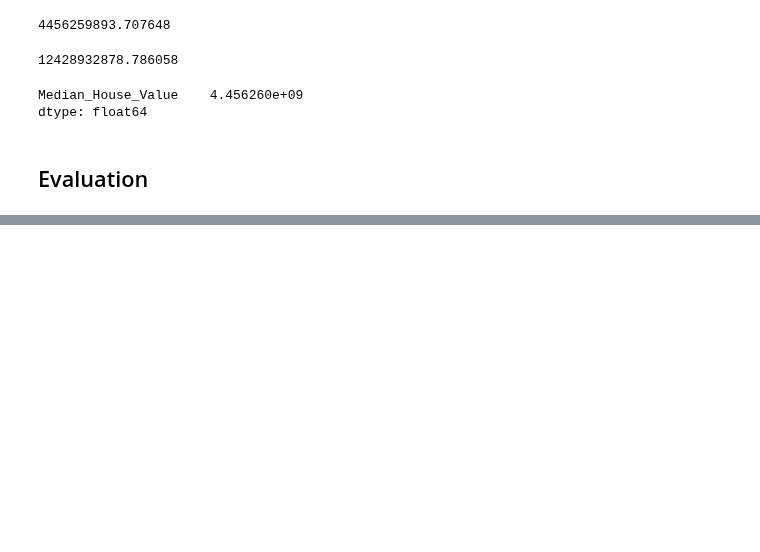
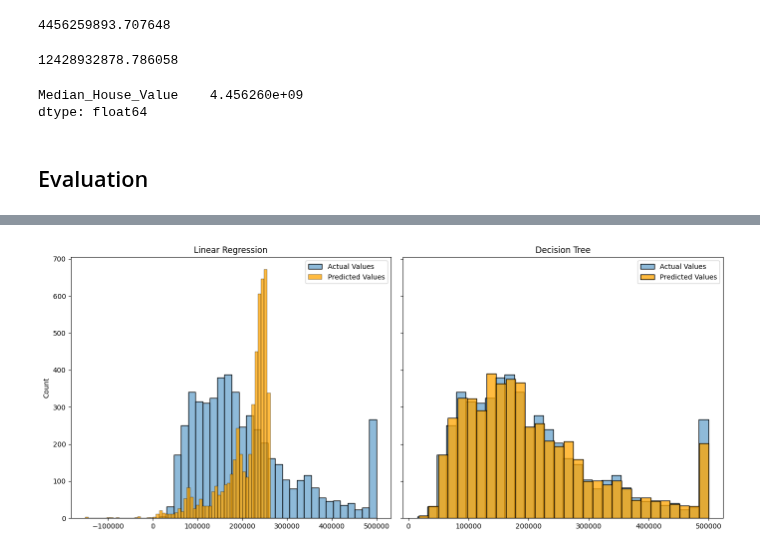
Before and after one commit to DSBE-Semester-A/DataMining, a Jupyter notebook: Assignment1.ipynb, the cells around one changed output, grey strips where cells are left out. Saved outputs shown, nothing was run; the diff lists cells and outputs as text; code cells hidden in the pictures; blank space fills up the shorter version.

Commit message:
Overview evaluation metrics and plots

```diff
--- a/Assignment1.ipynb
+++ b/Assignment1.ipynb
@@ -314,0 +346,19 @@ dtype: float64
+# %%
+fig, axes = plt.subplots(1, 2, figsize=(14, 6), sharey=True)
+
+# Plot for Linear Regression
+sns.histplot(y_test, label='Actual Values', ax=axes[0], color='blue')
+sns.histplot(y_lin_pred.flatten(), label='Predicted Values', ax=axes[0], color='orange')
+axes[0].set_title('Linear Regression')
+axes[0].legend()
+
+# Plot for Decision Tree
+sns.histplot(y_test, label='Actual Values', ax=axes[1], color='blue')
+sns.histplot(y_dec_pred, label='Predicted Values', ax=axes[1], color='orange')
+axes[1].set_title('Decision Tree')
+axes[1].legend()
+
+plt.tight_layout()
+plt.show()
+# %% [output]
+[figure, added]
```
Also changed, not shown: parts of 2 cells of this notebook.
